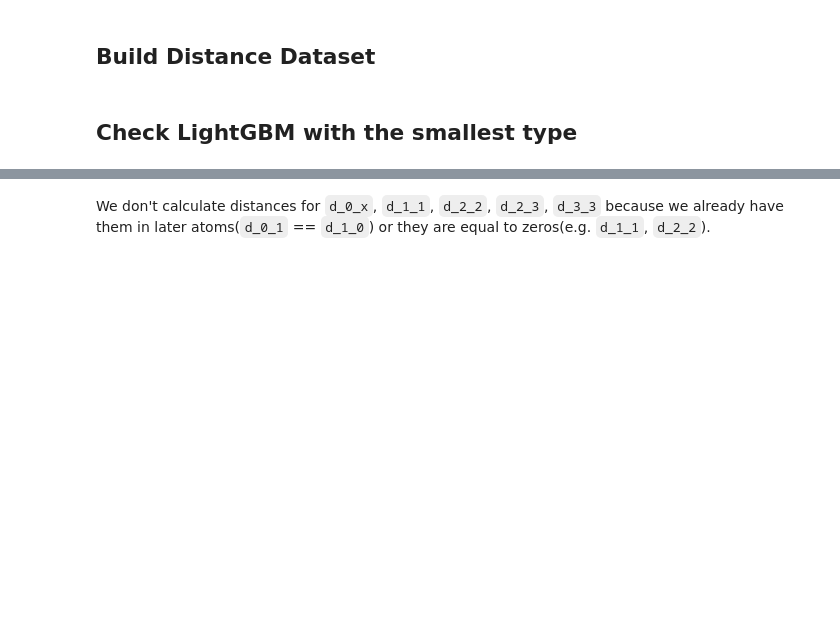
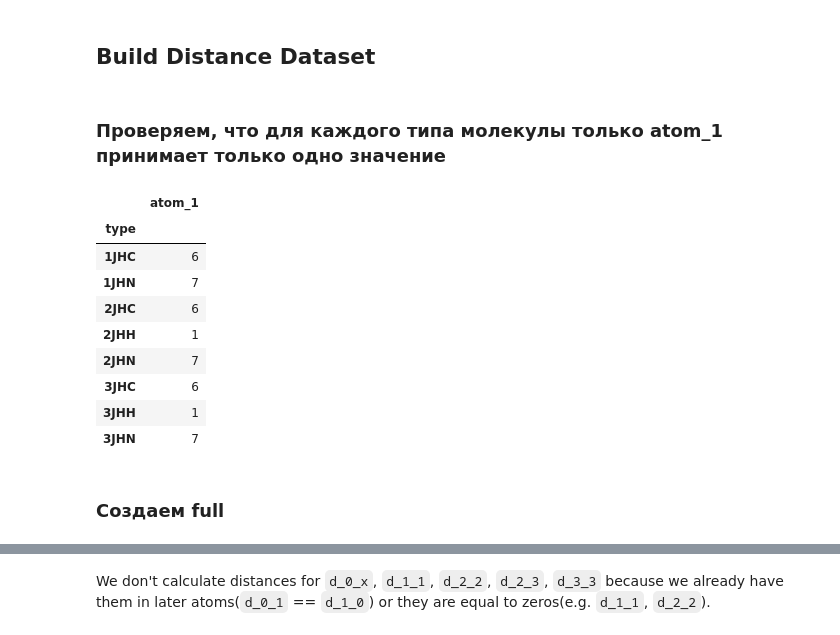
Before and after one commit to dmvlasenk/Kaggle_Predicting_Molecular_Properties, a Jupyter notebook: src/main.ipynb, the cells around one changed output, grey strips where cells are left out. Drawn from its saved outputs; the diff is of its cells as text; code cells hidden in the pictures; blank space fills up the shorter version.

```diff
--- a/src/main.ipynb
+++ b/src/main.ipynb
@@ -296,5 +294,32 @@ def take_n_atoms(df, n_atoms, four_start=4):
-# %% [markdown]
-## Check LightGBM with the smallest type
+# %%
+def map_atom_info(df, atom_idx):
+    structures = structures_csv[['molecule_index', 'atom_index', 'atom']]
+    structures = structures_csv
+    df = pd.merge(df, structures, how = 'left',
+                  left_on  = ['molecule_index', f'atom_index_{atom_idx}'],
+                  right_on = ['molecule_index',  'atom_index'])
+    df = df.rename(columns={'atom': f'atom_{atom_idx}'});
+    #df = df.drop('atom_index', axis=1)
+    return df
+# %% [markdown]
+### Проверяем, что для каждого типа молекулы только  atom_1 принимает только одно значение
+# %%
+invest0 = map_atom_info(train_csv, 1)
+invest0 = invest0[['type','atom_1']]
+invest0.groupby(['type']).mean()
+# %% [output]
+|  | atom_1 |
+| type |  |
+| 1JHC | 6 |
+| 1JHN | 7 |
+| 2JHC | 6 |
+| 2JHH | 1 |
+| 2JHN | 7 |
+| 3JHC | 6 |
+| 3JHH | 1 |
+| 3JHN | 7 |
+# %% [markdown]
+### Создаем full
 # %%
 %%time
 #full = build_couple_dataframe(train_csv, structures_csv, '1JHN', n_atoms=10)
```
Also changed, not shown: parts of 10 cells of this notebook, 7 other files.
